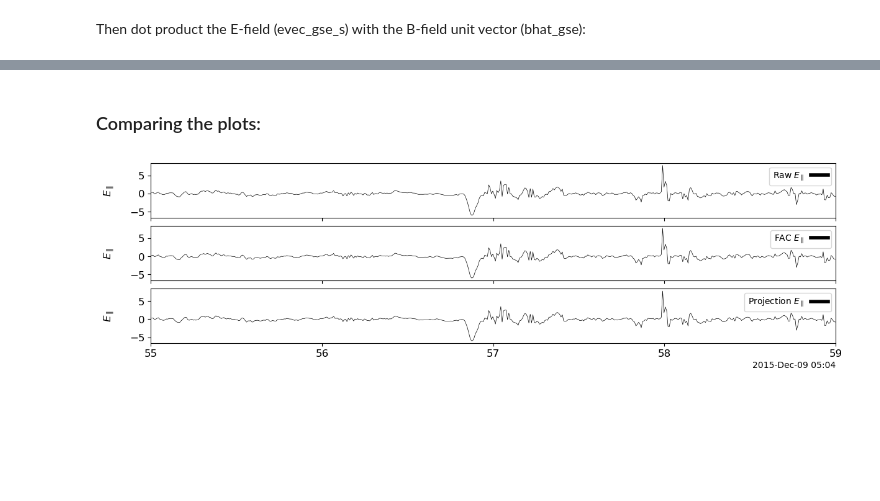
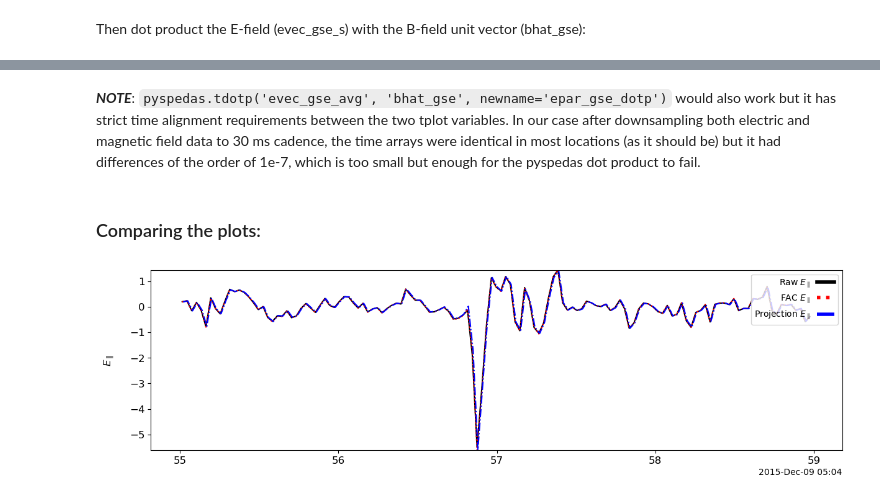
Before and after one commit to regis-john/FPC_mRx, a Jupyter notebook: validation_checks/fac_validation_check.ipynb, the cells around one changed output, grey strips where cells are left out. Drawn from its saved outputs; the diff is of its cells as text; code cells hidden in the pictures; blank space fills up the shorter version.

```diff
--- a/validation_checks/fac_validation_check.ipynb
+++ b/validation_checks/fac_validation_check.ipynb
@@ -185,2 +162,4 @@ pyspedas.tdotp('evec_gse_avg', 'bhat_gse', newname='epar_gse_dotp')
+# %% [markdown]
+***NOTE***: `pyspedas.tdotp('evec_gse_avg', 'bhat_gse', newname='epar_gse_dotp')` would also work but it has strict time alignment requirements between the two tplot variables. In our case after downsampling both electric and magnetic field data to 30 ms cadence, the time arrays were identical in most locations (as it should be) but it had differences of the order of 1e-7, which is too small but enough for the pyspedas dot product to fail.
 # %% [markdown]
 ### Comparing the plots:
@@ -196,4 +165,0 @@ pyspedas.options('epar_gse_s_dotp', 'ytitle', '$E_{\\parallel}$')
-# %%
-pyspedas.tplot(['epar_gse_s_noerr', 'epar_gse_s_fac', 'epar_gse_s_dotp'], xsize=12, ysize=3.5)
-# %% [output]
-[figure, removed]
@@ -222,0 +166,27 @@ plt.show()
+# %%
+# Combine the three tplot variables into one
+pyspedas.store_data('combined_epar', data=['epar_gse_avg_noerr', 'epar_gse_fac',
+                                           'epar_gse_dotp'])
+
+# Set legend names
+pyspedas.options('combined_epar', 'legend_names', ['Raw $E_{\\parallel}$',
+                                                   'FAC $E_{\\parallel}$',
+                                                   'Projection $E_{\\parallel}$'])
+
+# Set line colors
+pyspedas.options('combined_epar', 'colors', ['black', 'red', 'blue'])
+
+# Set line styles (0: solid, 1: dashed, 2: dotted)
+pyspedas.options('combined_epar', 'line_style', ['solid_line', 'dot', 'dash_dot'])
+
+# Set line width
+pyspedas.options('combined_epar', 'line_width', 1.5)
+
+# Set y-axis label
+pyspedas.options('combined_epar', 'ytitle', '$E_{\\parallel}$')
+
+# Plot
+pyspedas.tplot('combined_epar', xsize=12, ysize=3.5,
+               save_png='Fig4_Nov3_fac_comparison.png')
+# %% [output]
+[figure, added]
```
Also changed, not shown: parts of 25 cells of this notebook, 5 other files.
